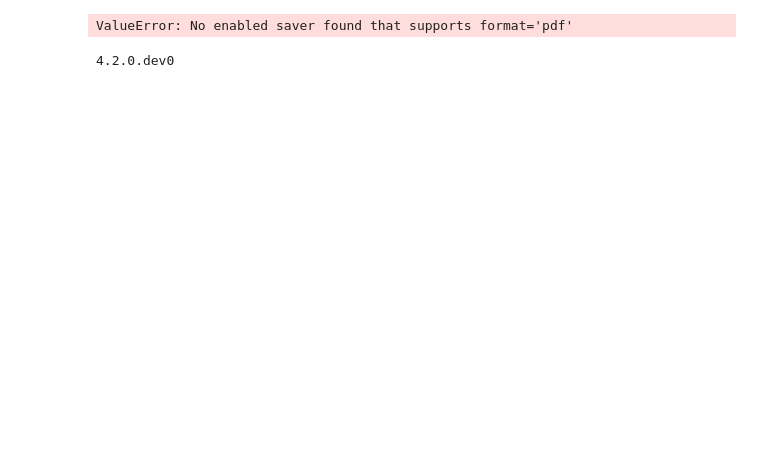
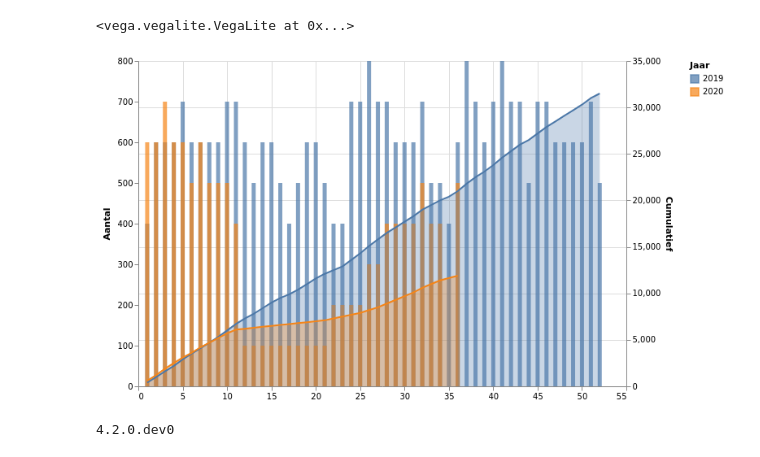
Before and after one commit to stephansmit/vluchtelingen_tracker, a Jupyter notebook: notebooks/Untitled.ipynb, the cells around one changed output. Saved outputs shown, nothing was run; the diff lists cells and outputs as text; code cells hidden in the pictures; blank space fills up the shorter version.

```diff
--- a/notebooks/Untitled.ipynb
+++ b/notebooks/Untitled.ipynb
@@ -50,35 +50,36 @@ dftotal = pd.concat([df2019, df2020])
 import altair as alt
 alt.renderers.enable('notebook')
 
 base = alt.Chart(dftotal).encode(
         alt.X('week:Q', axis=alt.Axis(title=None))
 ).properties(
     width=600,
     height=400
 )
 
 
 bar = base.mark_bar(opacity=0.7).encode(
     alt.Y('Aantal', axis=alt.Axis(grid=False)),
     color='Jaar:N',
 )
 area =  base.mark_area(opacity=0.3).encode(
     alt.Y('Cumulatief:Q'),
     color='Jaar:N'
 )
 line1 =  base.mark_line(color='k').encode(
     alt.Y('Cumulatief:Q'),
     color='Jaar:N'
 )
 
 chart = alt.layer(bar, area+line1).resolve_scale(
     y = 'independent'
 )
 
-chart.save("vluchtelingen.pdf")
+chart
 # chart+line
 # %% [output]
-ValueError: No enabled saver found that supports format='pdf'
+<vega.vegalite.VegaLite at 0x...>
+[figure, added]
 # %%
 import altair
 print(altair.__version__)
```
Also changed, not shown: 1 other file.
